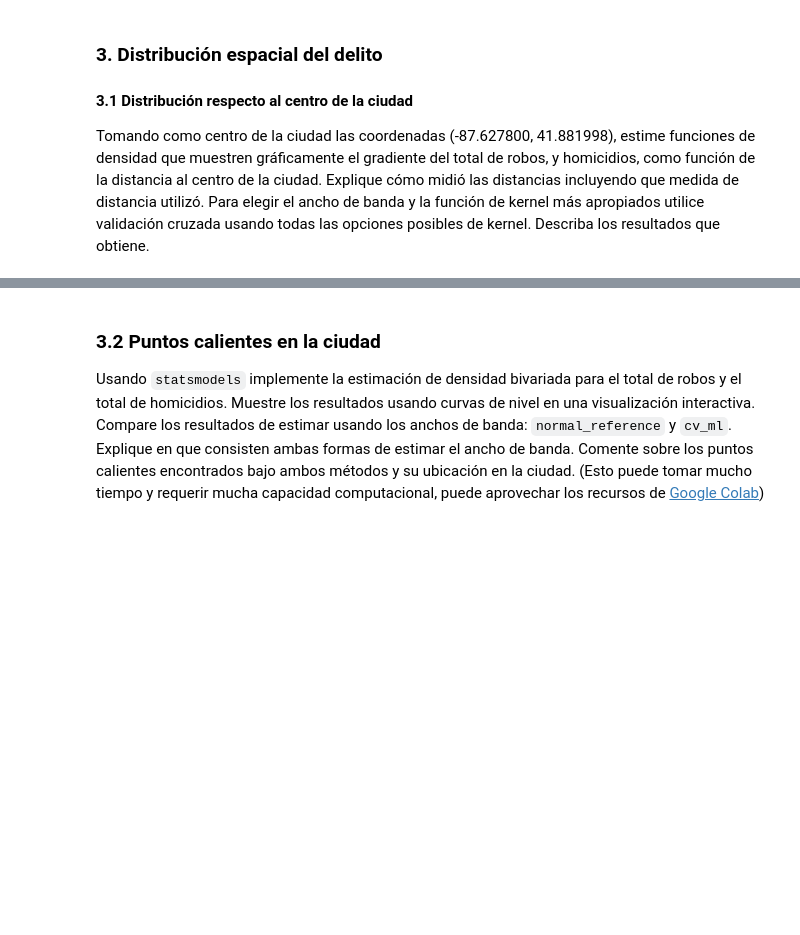
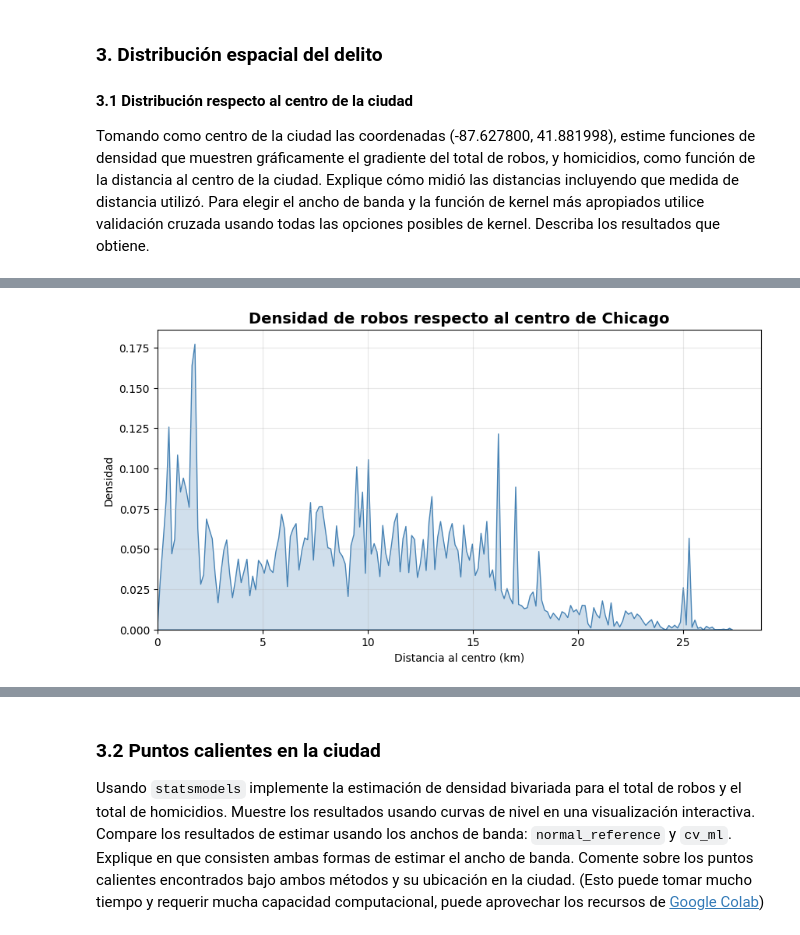
Before and after one commit to camto-24/taller_4_Aprendizaje_no_supervisado, a Jupyter notebook: S7_LC_Taller_Geograficos_KDE.ipynb, the cells around one changed output, grey strips where cells are left out. Saved outputs shown, nothing was run; the diff lists cells and outputs as text; code cells hidden in the pictures; blank space fills up the shorter version.

```diff
--- a/S7_LC_Taller_Geograficos_KDE.ipynb
+++ b/S7_LC_Taller_Geograficos_KDE.ipynb
@@ -324,0 +374,16 @@ Tomando como centro de la ciudad las coordenadas (-87.627800, 41.881998), estime
+# %%
+### Separar robos y homicidios
+
+# Distancias de robos
+robos = delitos[
+    delitos["tipo_crimen"] == "robo"
+]["distancia_centro"]
+
+# Distancias de homicidios
+homicidios = delitos[
+    delitos["tipo_crimen"] == "homicidio"
+]["distancia_centro"]
+
+# Tamaños
+print("Número de robos:", len(robos))
+print("Número de homicidios:", len(homicidios))
@@ -324,0 +469,33 @@ Tomando como centro de la ciudad las coordenadas (-87.627800, 41.881998), estime
+# %%
+### KDE para robos
+
+# Crear figura y definir tamaño
+plt.figure(figsize=(10,5))
+
+# Estimar y graficar la densidad KDE
+sns.kdeplot(
+    robos,
+    fill=True,
+    bw_adjust=gridCV_robos.best_params_["bandwidth"],
+    color="steelblue"
+)
+
+# Título de la gráfica
+plt.title(
+    "Densidad de robos respecto al centro de Chicago",
+    fontsize=14,
+    fontweight="bold"
+)
+
+## Etiqueta del eje X y Y
+plt.xlabel("Distancia al centro (km)")
+plt.ylabel("Densidad")
+
+## Ajustar límite inferior del eje X en 0
+plt.xlim(0, None)
+plt.grid(alpha=0.3)
+
+## Mostrar gráfica
+plt.show()
+# %% [output]
+[figure, added]
```
Also changed, not shown: parts of 15 cells of this notebook.
